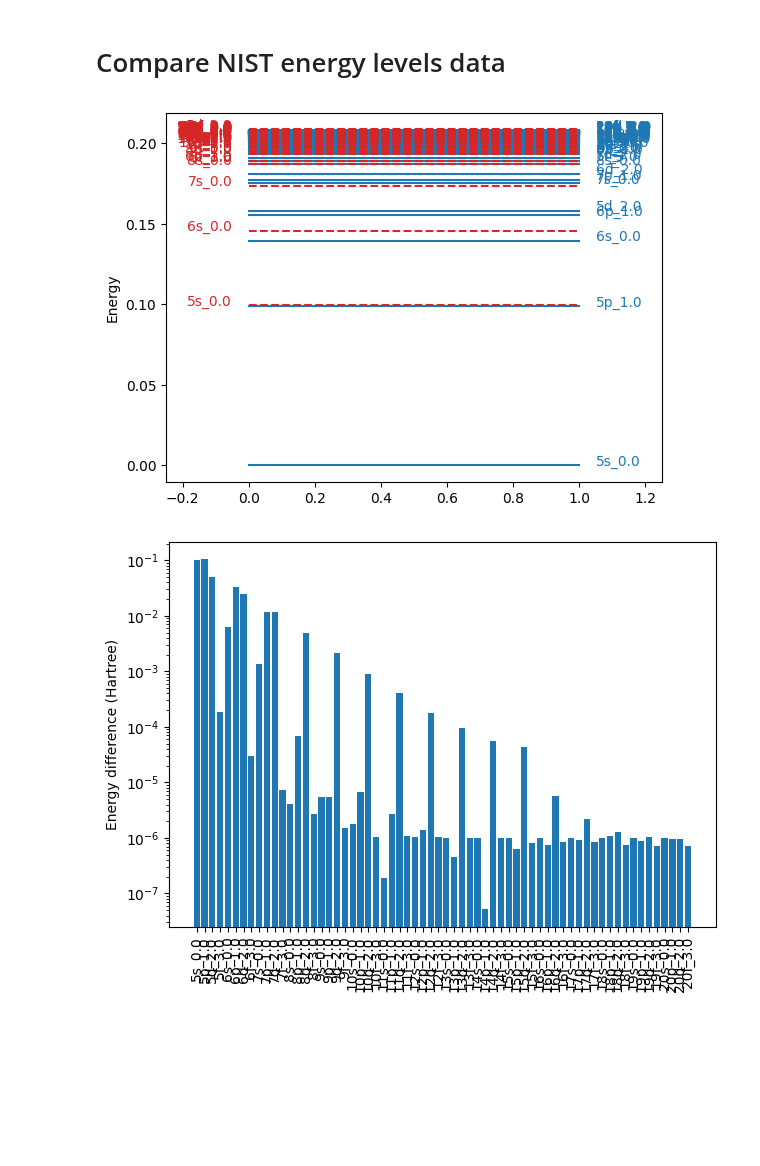
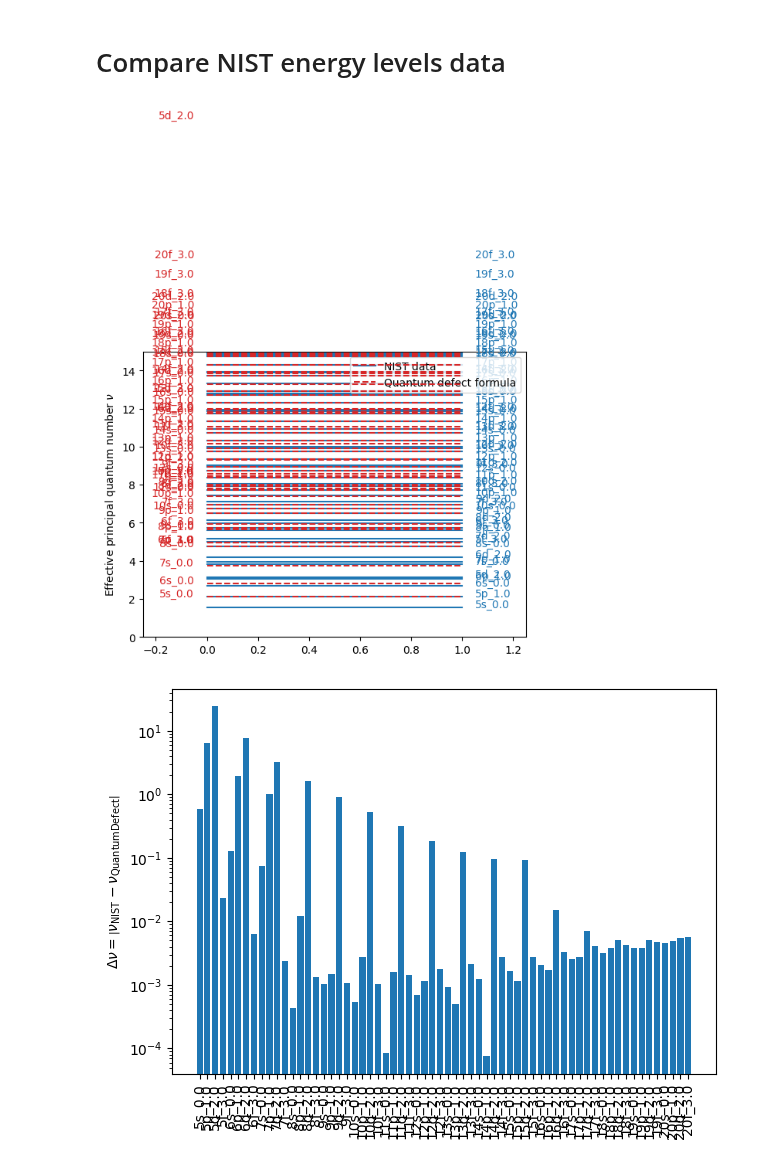
Before and after one commit to pairinteraction/ryd-numerov, a Jupyter notebook: docs/examples/comparisons/compare_nist_energy_levels_data.ipynb, the cells around one changed output. Drawn from its saved outputs; the diff is of its cells as text; code cells hidden in the pictures; blank space fills up the shorter version.

Commit message:
[docs] update compare nist energy levels

```diff
--- a/docs/examples/comparisons/compare_nist_energy_levels_data.ipynb
+++ b/docs/examples/comparisons/compare_nist_energy_levels_data.ipynb
@@ -12,8 +12,8 @@ from ryd_numerov.species import Strontium88
 species = Strontium88()
 s_tot = 0  # singlet
 
-energies_with_nist = []
-energies_without_nist = []
+nus_with_nist = []
+nus_without_nist = []
 labels = []
 n_list = []
 
@@ -28,52 +28,43 @@ for n in range(5, 25):
                 continue
 
             labels.append(f"{n}{l_int2str.get(l, ',' + str(l))}_{j_tot:.1f}")
-            energies_with_nist.append(
-                species.calc_energy(n, l, j_tot, s_tot, use_nist_data=True, nist_n_max=60, unit="hartree")
-            )
-            energies_without_nist.append(species.calc_energy(n, l, j_tot, s_tot, use_nist_data=False, unit="hartree"))
+            nus_with_nist.append(species.calc_nu(n, l, j_tot, s_tot, use_nist_data=True, nist_n_max=60))
+            nus_without_nist.append(species.calc_nu(n, l, j_tot, s_tot, use_nist_data=False))
             n_list.append(n)
 
-energies_with_nist = np.array(energies_with_nist) + species.get_ionization_energy(unit="hartree")
-energies_without_nist = np.array(energies_without_nist) + species.get_ionization_energy(unit="hartree")
+nus_with_nist = np.array(nus_with_nist)
+nus_without_nist = np.array(nus_without_nist)
 # %%
 fig, ax = plt.subplots()
 
-ax.set_ylabel("Energy")
-if False:  # Change to True if you want to scale energies by n^2
-    energies_with_nist *= np.array(n_list) ** 2
-    energies_without_nist *= np.array(n_list) ** 2
-    ax.set_ylabel("Energy * n^2")
+for i, label in enumerate(labels):
+    ax.plot([0, 1], [nus_with_nist[i]] * 2, "C0", zorder=-10)
+    ax.plot([0, 1], [nus_without_nist[i]] * 2, "C3--", zorder=10)
+    ax.text(1.05, nus_with_nist[i], label, color="C0")
+    ax.text(-0.05, nus_without_nist[i], label, color="C3", ha="right")
 
-for i, label in enumerate(labels):
-    if energies_with_nist[i] < 0 or energies_without_nist[i] < 0:
-        print(
-            f"Skipping negative energy for {label}: "
-            f"{energies_with_nist[i]} (with NIST), "
-            f"{energies_without_nist[i]} (without NIST)"
-        )
-        continue
-    ax.plot([0, 1], [energies_with_nist[i]] * 2, "C0", zorder=-10)
-    ax.plot([0, 1], [energies_without_nist[i]] * 2, "C3--", zorder=10)
-    ax.text(1.05, energies_with_nist[i], label, color="C0")
-    ax.text(-0.05, energies_without_nist[i], label, color="C3", ha="right")
+ax.plot([], [] * 2, "C0", label="NIST data")
+ax.plot([], [] * 2, "C3--", label="Quantum defect formula")
+ax.legend(loc="upper right")
 
+ax.set_ylabel(r"Effective principal quantum number $\nu$")
 ax.set_xlim(-0.25, 1.25)
+ax.set_ylim(0, 15)
 
 plt.show()
 # %% [output]
-[figure, old version]
+[figure, new version]
 # %%
-energies_diff = np.abs(np.array(energies_with_nist) - np.array(energies_without_nist))
+fig, ax = plt.subplots()
 
-fig, ax = plt.subplots()
-ax.bar(np.arange(len(energies_diff)), energies_diff, tick_label=labels, color="C0")
-ax.set_ylabel("Energy difference (Hartree)")
+nus_diff = np.abs(np.array(nus_with_nist) - np.array(nus_without_nist))
+ax.bar(np.arange(len(nus_diff)), nus_diff, tick_label=labels, color="C0")
+
 ax.set_xticklabels(labels, rotation=90)
-
+ax.set_ylabel(r"$\Delta \nu = \left|\nu_{\text{NIST}} - \nu_{\text{QuantumDefect}}\right|$")
 ax.set_yscale("log")
 
 fig.tight_layout()
 plt.show()
 # %% [output]
-[figure, old version]
+[figure, new version]
```
